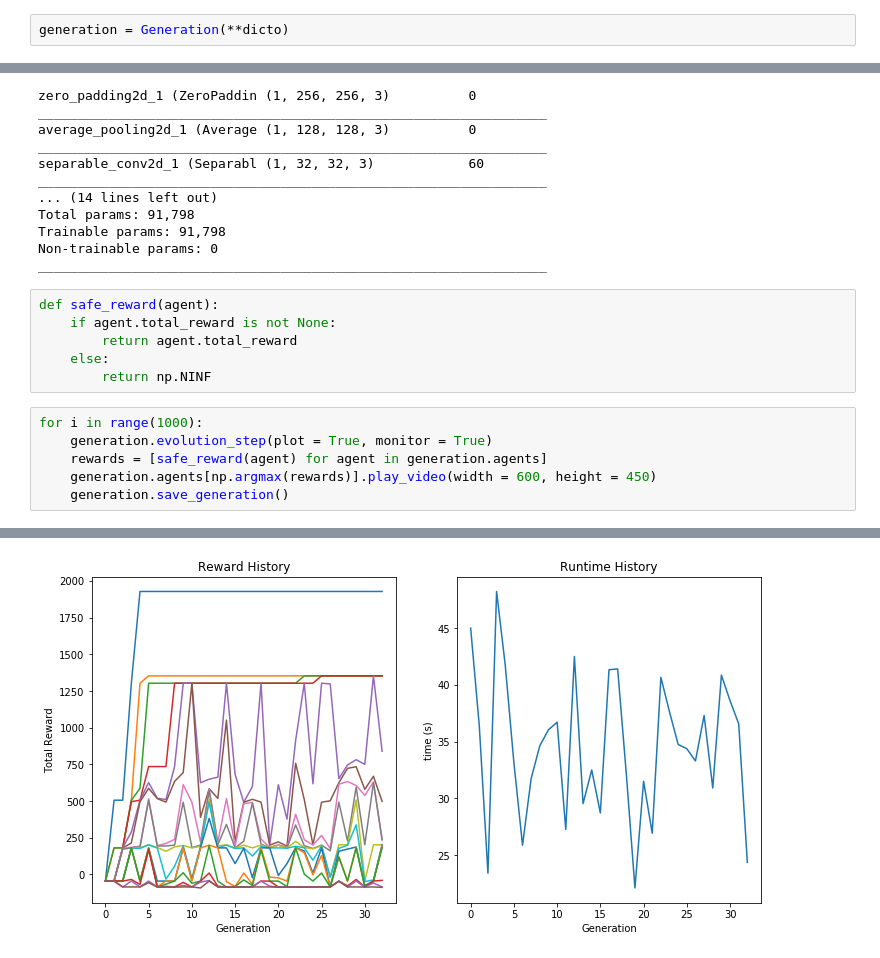
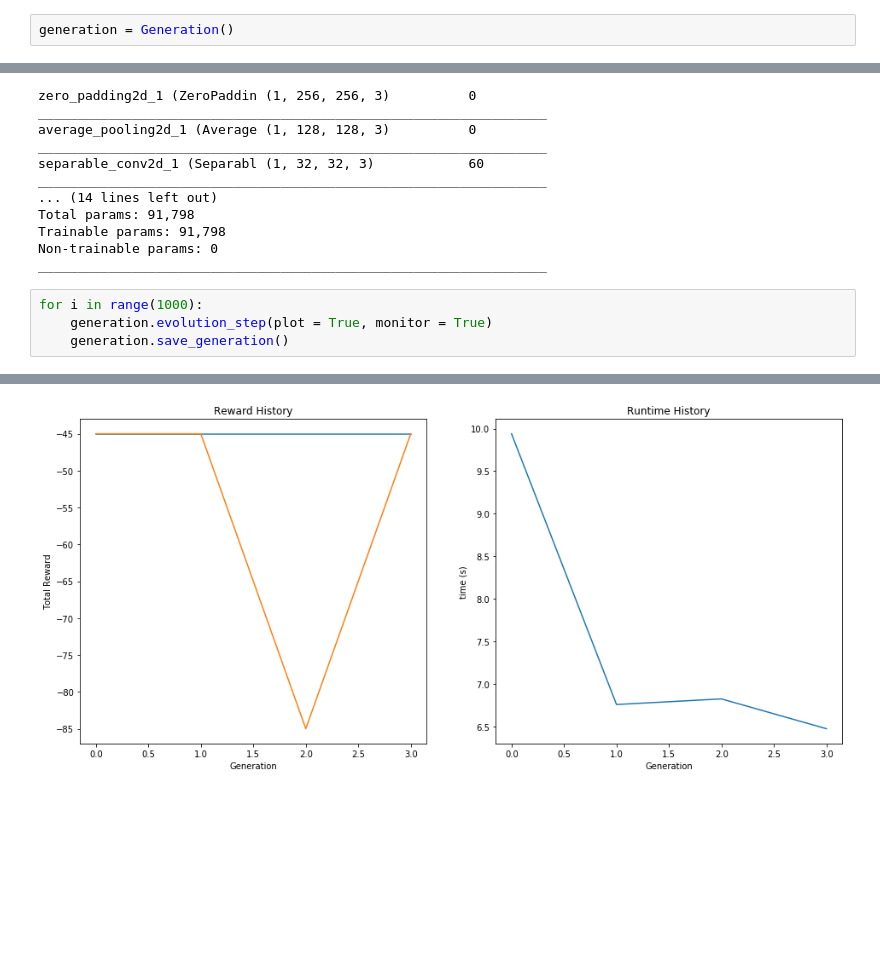
Before and after one commit to arthurnalves/eyenes, a Jupyter notebook: notebooks/evo_agent.ipynb, the cells around one changed output, grey strips where cells are left out. Saved outputs shown, nothing was run; the diff lists cells and outputs as text; blank space fills up the shorter version.

Commit message:
default kwargs for generation

```diff
--- a/notebooks/evo_agent.ipynb
+++ b/notebooks/evo_agent.ipynb
@@ -14,2 +9,2 @@ dicto = {'size': 16, 'black_and_white': True, 'rom_id': 'SuperMarioBros-v0',
 # %%
-generation = Generation(**dicto)
+generation = Generation()
@@ -35,16 +28,8 @@ Total params: 91,798
 Trainable params: 91,798
 Non-trainable params: 0
 _________________________________________________________________
-# %%
-def safe_reward(agent):
-    if agent.total_reward is not None:
-        return agent.total_reward
-    else:
-        return np.NINF
 # %%
 for i in range(1000):
     generation.evolution_step(plot = True, monitor = True)
-    rewards = [safe_reward(agent) for agent in generation.agents]
-    generation.agents[np.argmax(rewards)].play_video(width = 600, height = 450)
     generation.save_generation()
 # %% [output]
@@ -51 +37 @@ for i in range(1000):
-[figure, old version]
+[figure, new version]
```
Also changed, not shown: parts of 3 cells of this notebook, 2 other files.
